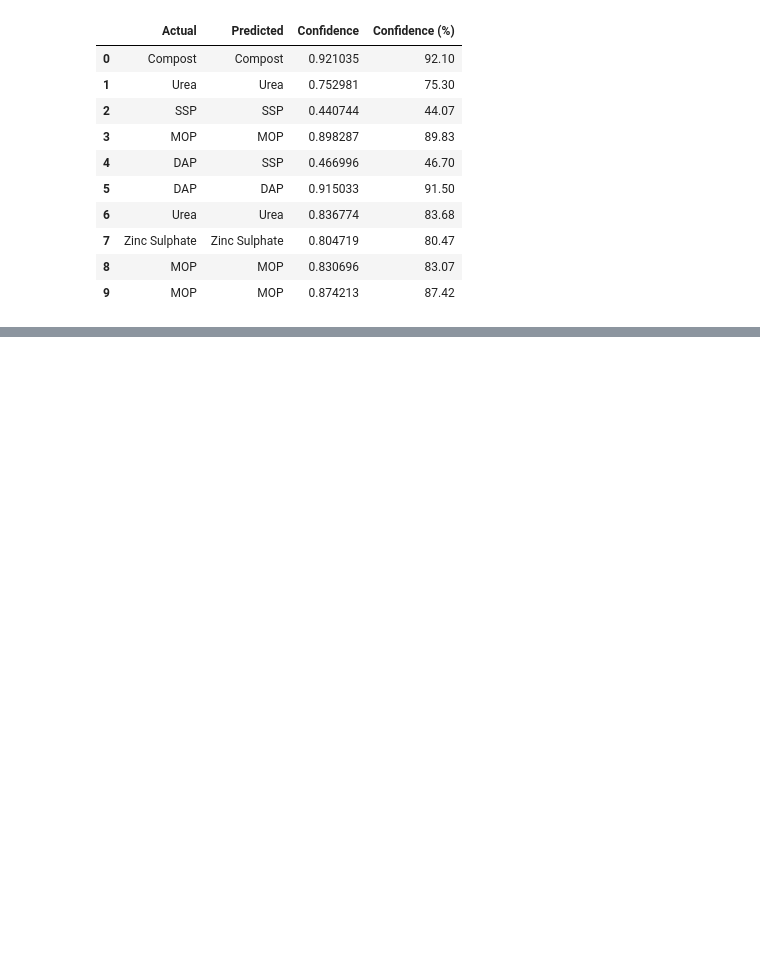
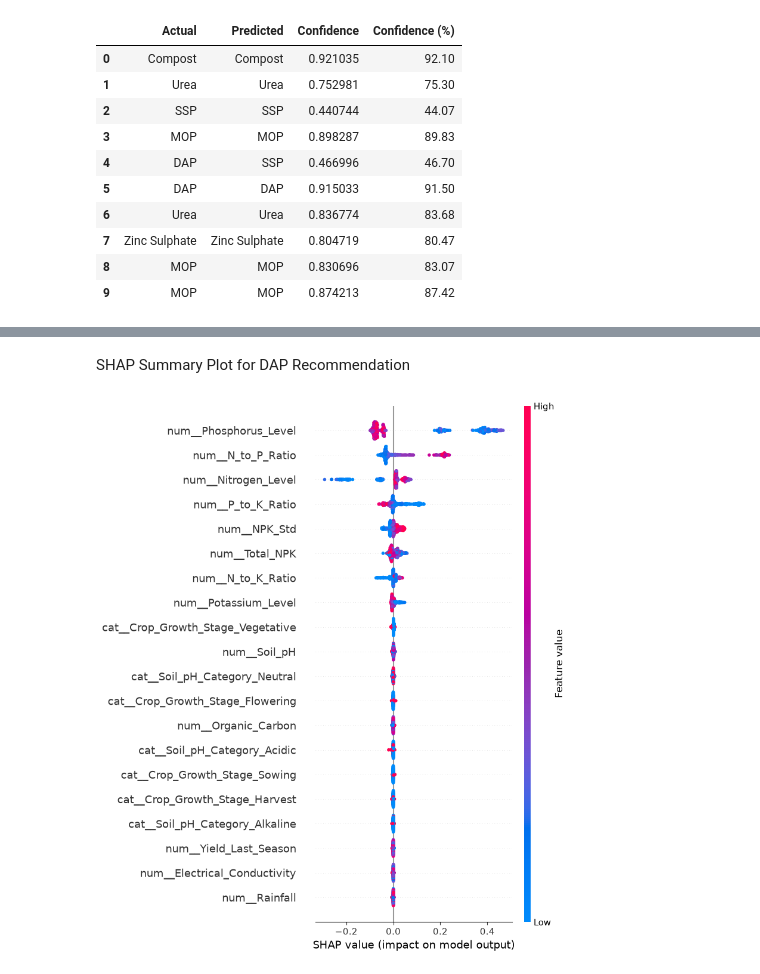
Before and after one commit to RumethW/AI-Powered-Fertilizer-Recommendation-System, a Jupyter notebook: ml_model.ipynb, the cells around one changed output, grey strips where cells are left out. Drawn from its saved outputs; the diff is of its cells as text; code cells hidden in the pictures; blank space fills up the shorter version.

```diff
--- a/ml_model.ipynb
+++ b/ml_model.ipynb
@@ -1288,0 +1464,12 @@ sample_results
+# %% [markdown]
+SHAP Summary Plot for DAP Recommendation
+# %%
+dap_index = list(class_names).index("DAP")
+
+shap.summary_plot(
+    shap_values[:, :, dap_index],
+    X_shap_sample,
+    feature_names=feature_names
+)
+# %% [output]
+[figure, added]
```
Also changed, not shown: parts of 25 cells of this notebook.
